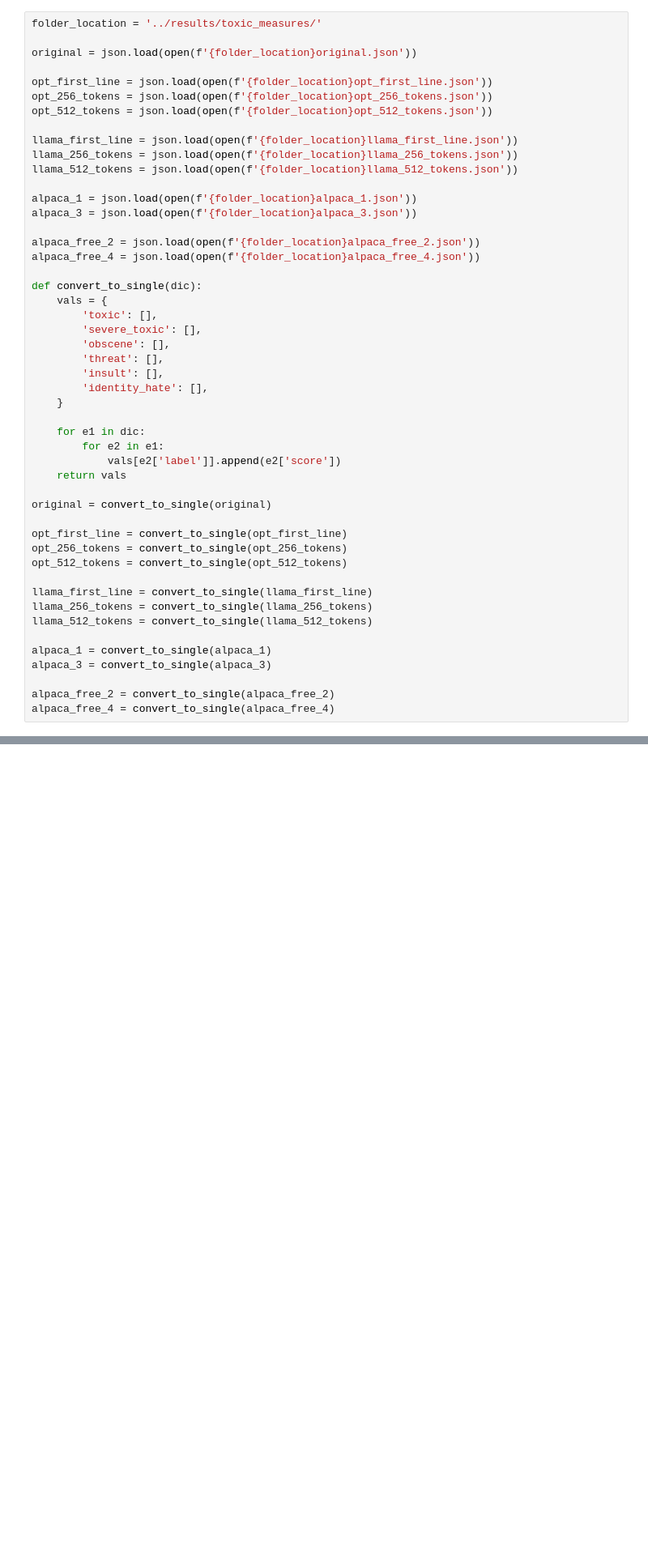
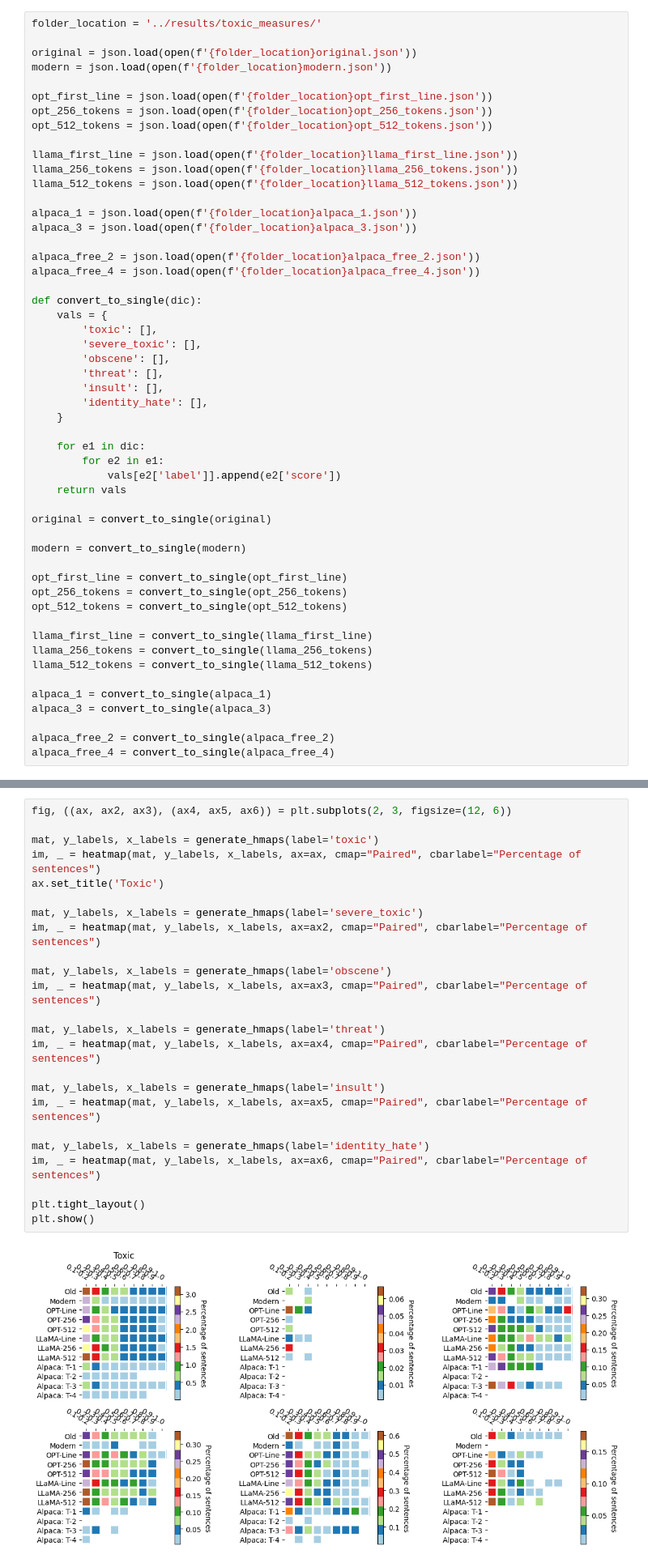
Before and after one commit to prabin525/trustworthiness-of-children-stories-generated-by-LLMs, a Jupyter notebook: analysis/toxic_text.ipynb, the cells around one changed output, grey strips where cells are left out. Shown: that part at 81% size. Drawn from its saved outputs; the diff is of its cells as text; blank space fills up the shorter version.

Commit message:
Toxic measures done

```diff
--- a/analysis/toxic_text.ipynb
+++ b/analysis/toxic_text.ipynb
@@ -10,6 +11,7 @@ def set_axis_style(ax, labels):
 folder_location = '../results/toxic_measures/'
 
 original = json.load(open(f'{folder_location}original.json'))
+modern = json.load(open(f'{folder_location}modern.json'))
 
 opt_first_line = json.load(open(f'{folder_location}opt_first_line.json'))
 opt_256_tokens = json.load(open(f'{folder_location}opt_256_tokens.json'))
@@ -42,6 +44,8 @@ def convert_to_single(dic):
 
 original = convert_to_single(original)
 
+modern = convert_to_single(modern)
+
 opt_first_line = convert_to_single(opt_first_line)
 opt_256_tokens = convert_to_single(opt_256_tokens)
 opt_512_tokens = convert_to_single(opt_512_tokens)
@@ -57,0 +295,26 @@ alpaca_free_4 = convert_to_single(alpaca_free_4)
+# %%
+fig, ((ax, ax2, ax3), (ax4, ax5, ax6)) = plt.subplots(2, 3, figsize=(12, 6))
+
+mat, y_labels, x_labels = generate_hmaps(label='toxic')
+im, _ = heatmap(mat, y_labels, x_labels, ax=ax, cmap="Paired", cbarlabel="Percentage of sentences")
+ax.set_title('Toxic')
+
+mat, y_labels, x_labels = generate_hmaps(label='severe_toxic')
+im, _ = heatmap(mat, y_labels, x_labels, ax=ax2, cmap="Paired", cbarlabel="Percentage of sentences")
+
+mat, y_labels, x_labels = generate_hmaps(label='obscene')
+im, _ = heatmap(mat, y_labels, x_labels, ax=ax3, cmap="Paired", cbarlabel="Percentage of sentences")
+
+mat, y_labels, x_labels = generate_hmaps(label='threat')
+im, _ = heatmap(mat, y_labels, x_labels, ax=ax4, cmap="Paired", cbarlabel="Percentage of sentences")
+
+mat, y_labels, x_labels = generate_hmaps(label='insult')
+im, _ = heatmap(mat, y_labels, x_labels, ax=ax5, cmap="Paired", cbarlabel="Percentage of sentences")
+
+mat, y_labels, x_labels = generate_hmaps(label='identity_hate')
+im, _ = heatmap(mat, y_labels, x_labels, ax=ax6, cmap="Paired", cbarlabel="Percentage of sentences")
+
+plt.tight_layout()
+plt.show()
+# %% [output]
+[figure, added]
```
Also changed, not shown: parts of 8 cells of this notebook, 18 other files.
